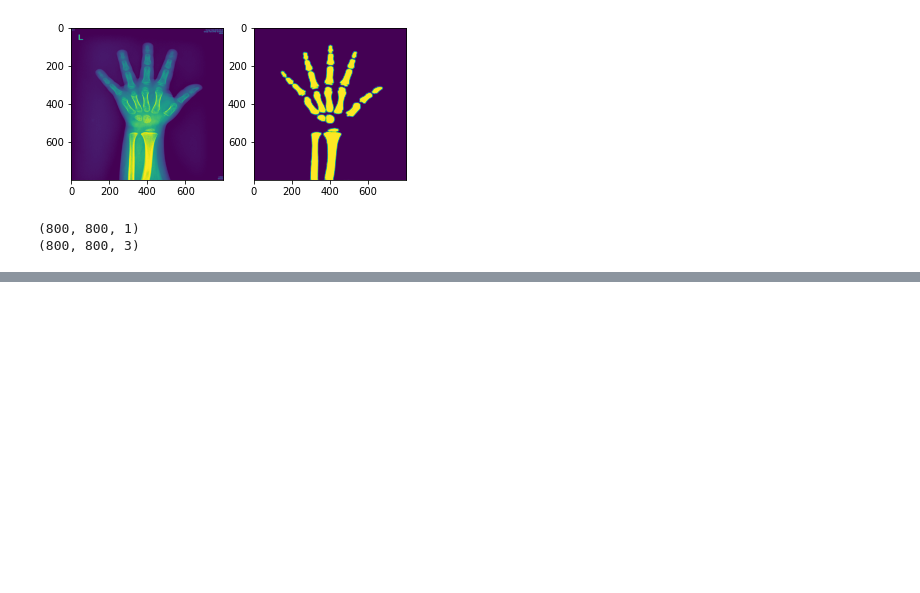
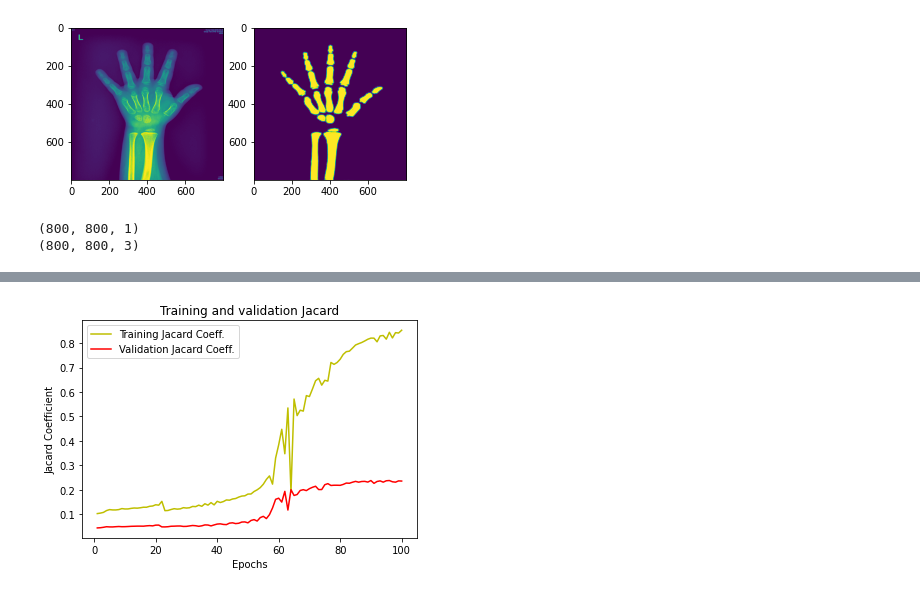
Before and after one commit to kikiru328/Remind_AI, a Jupyter notebook: VISION/Segment/Keras/bone/test.ipynb, the cells around one changed output, grey strips where cells are left out. Saved outputs shown, nothing was run; the diff lists cells and outputs as text; code cells hidden in the pictures; blank space fills up the shorter version.

```diff
--- a/VISION/Segment/Keras/bone/test.ipynb
+++ b/VISION/Segment/Keras/bone/test.ipynb
@@ -120,0 +290,15 @@ mask = np.squeeze(pred)
+# %%
+jc = history_jacard.history['jacard_coef']
+#acc = history.history['accuracy']
+val_jc = history_jacard.history['val_jacard_coef']
+#val_acc = history.history['val_accuracy']
+
+plt.plot(epochs, jc, 'y', label='Training Jacard Coeff.')
+plt.plot(epochs, val_jc, 'r', label='Validation Jacard Coeff.')
+plt.title('Training and validation Jacard')
+plt.xlabel('Epochs')
+plt.ylabel('Jacard Coefficient')
+plt.legend()
+plt.show()
+# %% [output]
+[figure, added]
```
Also changed, not shown: parts of 17 cells of this notebook, 14 other files.
